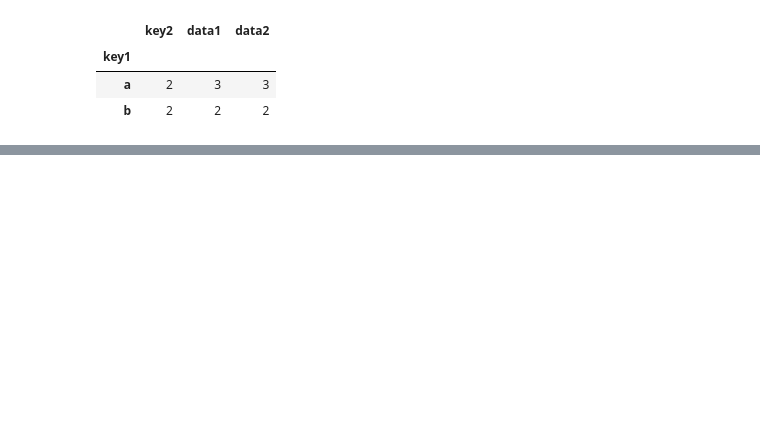
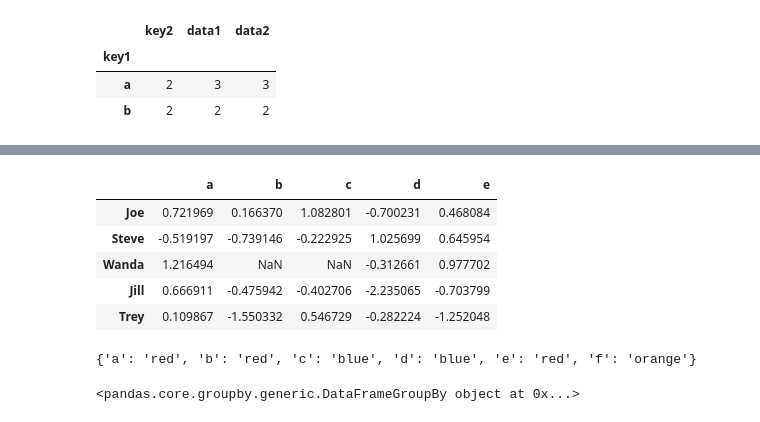
Before and after one commit to jayilpark/Pandas, a Jupyter notebook: PD_practice_ch.10.ipynb, the cells around one changed output, grey strips where cells are left out. Drawn from its saved outputs; the diff is of its cells as text; code cells hidden in the pictures; blank space fills up the shorter version.

```diff
--- a/PD_practice_ch.10.ipynb
+++ b/PD_practice_ch.10.ipynb
@@ -163,0 +270,25 @@ df.groupby("key1").count()
+# %%
+people.iloc[2:3,[1,2]]=np.nan # adding a few NaN values
+people
+# %% [output]
+|  | a | b | c | d | e |
+| Joe | 0.721969 | 0.166370 | 1.082801 | -0.700231 | 0.468084 |
+| Steve | -0.519197 | -0.739146 | -0.222925 | 1.025699 | 0.645954 |
+| Wanda | 1.216494 | NaN | NaN | -0.312661 | 0.977702 |
+| Jill | 0.666911 | -0.475942 | -0.402706 | -2.235065 | -0.703799 |
+| Trey | 0.109867 | -1.550332 | 0.546729 | -0.282224 | -1.252048 |
+# %%
+# suppose we get a group correspondence for the coluns and want to sum the columns by group:
+
+mapping = {"a":"red","b":"red","c":"blue","d":"blue","e":"red","f":"orange"}
+mapping
+# %% [output]
+{'a': 'red', 'b': 'red', 'c': 'blue', 'd': 'blue', 'e': 'red', 'f': 'orange'}
+# %%
+# now, construct an array from this dictionary to pass to a .groupby()
+# but instead we can just pass the dictionary (additional key "f" has been added to show unused grouping keys are okay)
+
+by_column = people.groupby(mapping,axis="columns")
+by_column
+# %% [output]
+<pandas.core.groupby.generic.DataFrameGroupBy object at 0x...>
```
Also changed, not shown: parts of 19 cells of this notebook.
